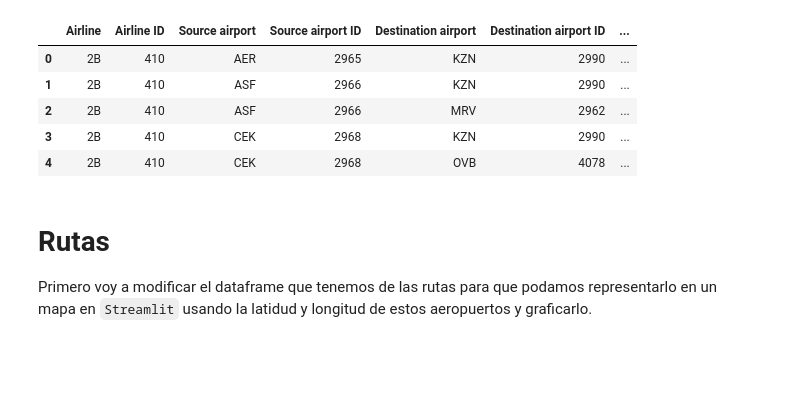
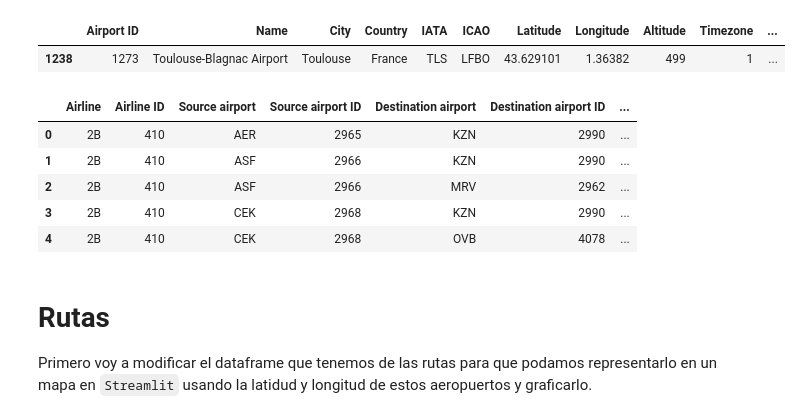
Before and after one commit to guille1006/Usos_Streamlit, a Jupyter notebook: data.ipynb, the cells around one changed output. Cells and saved outputs as stored; diff of their text form; code cells hidden in the pictures; blank space fills up the shorter version.

```diff
--- a/data.ipynb
+++ b/data.ipynb
@@ -37,6 +37,11 @@ df_airports.head()
 | 2 | 3 | Mount Hagen Kagamuga Airport | Mount Hagen | Papua New Guinea | HGU | AYMH | -5.826790 | 144.296005 | 5388 | 10 | ... |
 | 3 | 4 | Nadzab Airport | Nadzab | Papua New Guinea | LAE | AYNZ | -6.569803 | 146.725977 | 239 | 10 | ... |
 | 4 | 5 | Port Moresby Jacksons Internation... | Port Moresby | Papua New Guinea | POM | AYPY | -9.443380 | 147.220001 | 146 | 10 | ... |
+# %%
+df_airports[df_airports["ICAO"]=="LFBO"]
+# %% [output]
+|  | Airport ID | Name | City | Country | IATA | ICAO | Latitude | Longitude | Altitude | Timezone | ... |
+| 1238 | 1273 | Toulouse-Blagnac Airport | Toulouse | France | TLS | LFBO | 43.629101 | 1.36382 | 499 | 1 | ... |
 # %%
 df_routes.head()
 # %% [output]
```
Also changed, not shown: 4 other files.
